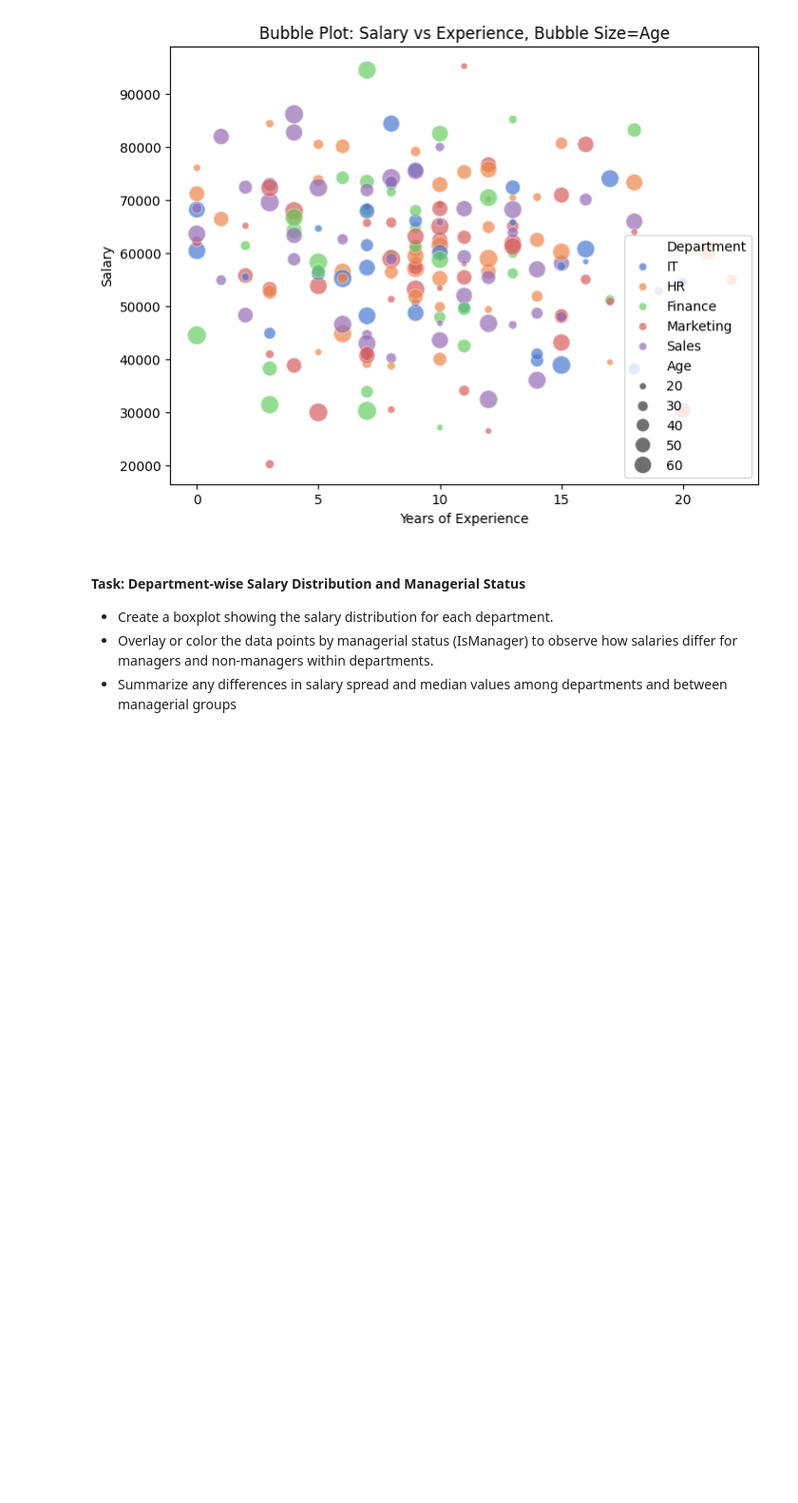
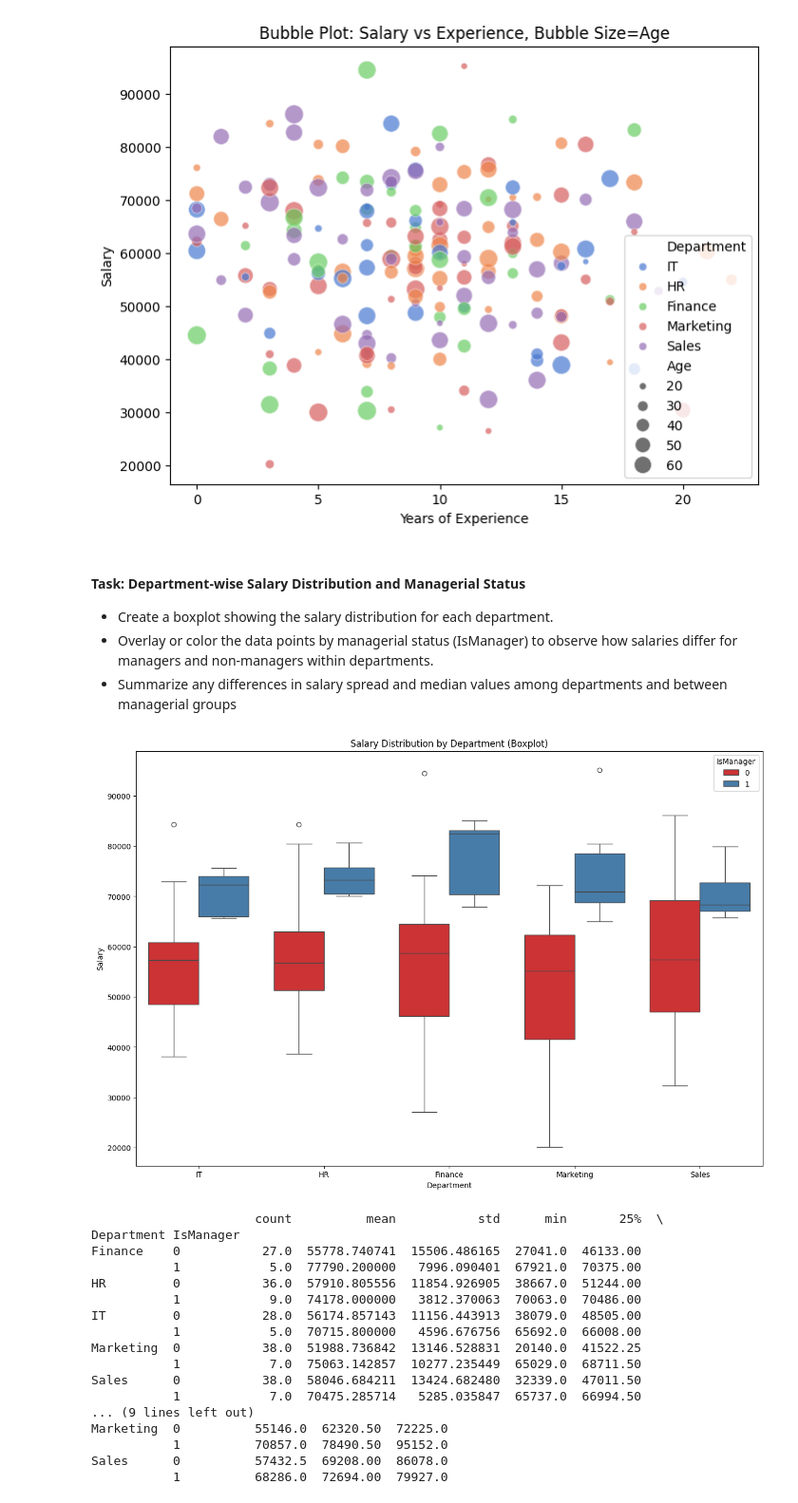
Before and after one commit to springboard135-infosys-intern-oct25/prognosAI-Infosys-intern-project, a Jupyter notebook: milestone_1/week_1/Day_3/python_visual.ipynb, the cells around one changed output. Shown at 95% size. Drawn from its saved outputs; the diff is of its cells as text; code cells hidden in the pictures; blank space fills up the shorter version.

```diff
--- a/milestone_1/week_1/Day_3/python_visual.ipynb
+++ b/milestone_1/week_1/Day_3/python_visual.ipynb
@@ -255,3 +255,34 @@ plt.show()
 - Create a boxplot showing the salary distribution for each department.
 - Overlay or color the data points by managerial status (IsManager) to observe how salaries differ for managers and non-managers within departments.
 - Summarize any differences in salary spread and median values among departments and between managerial groups
+# %%
+plt.figure(figsize=(15,10))
+
+sns.boxplot(data=df, x='Department', y='Salary', hue='IsManager', palette='Set1')
+
+plt.title('Salary Distribution by Department (Boxplot)')
+plt.xlabel('Department')
+plt.ylabel('Salary')
+plt.show()
+
+s= df.groupby(['Department', 'IsManager'])['Salary'].describe()
+print(s)
+# %% [output]
+[figure, added]
+                      count          mean           std      min       25%  \
+Department IsManager
+Finance    0           27.0  55778.740741  15506.486165  27041.0  46133.00
+           1            5.0  77790.200000   7996.090401  67921.0  70375.00
+HR         0           36.0  57910.805556  11854.926905  38667.0  51244.00
+           1            9.0  74178.000000   3812.370063  70063.0  70486.00
+IT         0           28.0  56174.857143  11156.443913  38079.0  48505.00
+           1            5.0  70715.800000   4596.676756  65692.0  66008.00
+Marketing  0           38.0  51988.736842  13146.528831  20140.0  41522.25
+           1            7.0  75063.142857  10277.235449  65029.0  68711.50
+Sales      0           38.0  58046.684211  13424.682480  32339.0  47011.50
+           1            7.0  70475.285714   5285.035847  65737.0  66994.50
+... (9 lines left out)
+Marketing  0          55146.0  62320.50  72225.0
+           1          70857.0  78490.50  95152.0
+Sales      0          57432.5  69208.00  86078.0
+           1          68286.0  72694.00  79927.0
```
